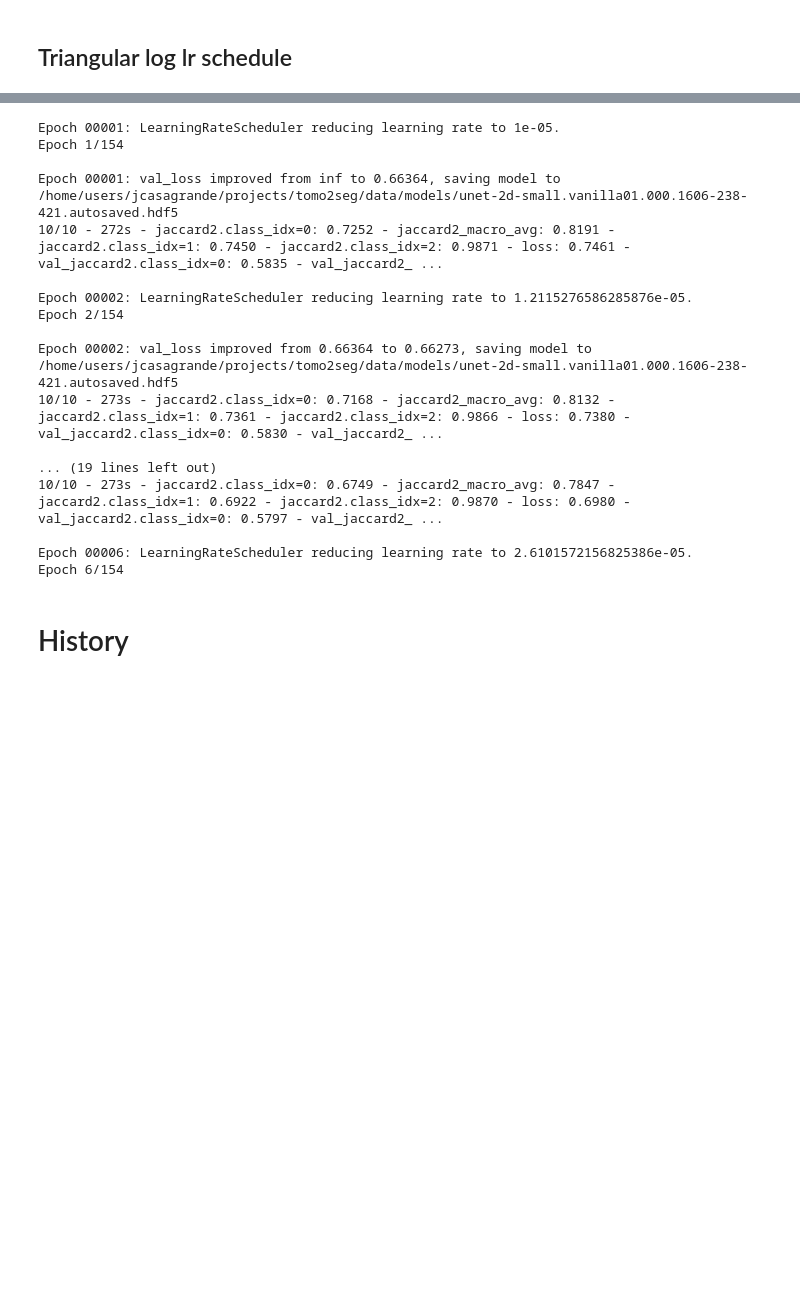
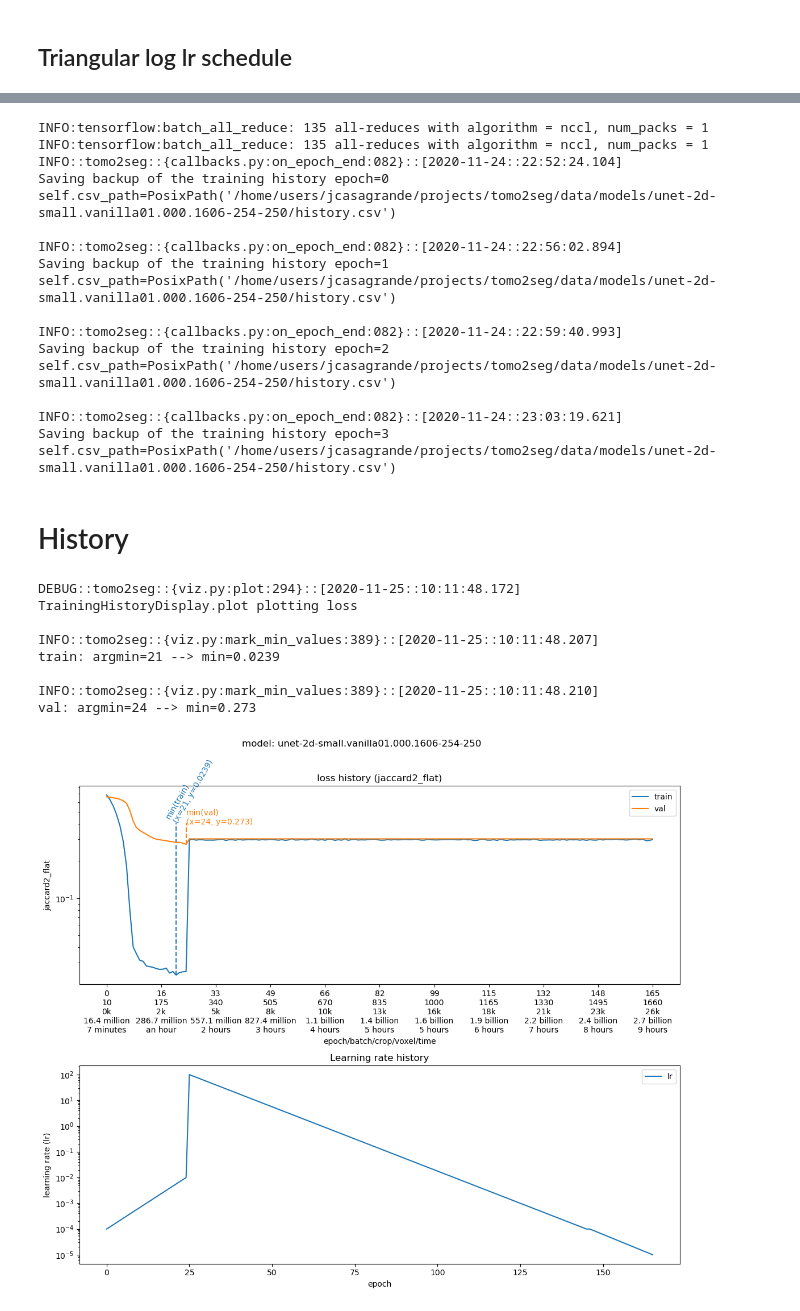
Before and after one commit to jpcbertoldo/tomo2seg, a Jupyter notebook: nbs/train-02.ipynb, the cells around one changed output, grey strips where cells are left out. Cells and saved outputs as stored; diff of their text form; code cells hidden in the pictures; blank space fills up the shorter version.

Commit message:
make history plot mult-x enabled

```diff
--- a/nbs/train-02.ipynb
+++ b/nbs/train-02.ipynb
@@ -280,7 +280,7 @@ Check the summary and the figure of the model in the following locations:
 # %% [markdown]
 # Data crop sequences
 # %%
-batch_size_per_replica = 10
+batch_size_per_replica = 8
 batch_size = batch_size_per_replica * (n_replicas := strategy.num_replicas_in_sync)
 
 common_random_state = 143
@@ -445,7 +445,7 @@ except NameError:
         optimizer=model.optimizer,
         crop_seq_train=crop_seq_train,
         crop_seq_val=crop_seq_val,
-        backup=5,
+        backup=1,
         csv_path=tomo2seg_model.history_path,
     )
 
@@ -509,9 +509,9 @@ lr_schedule_cb = keras_callbacks.LearningRateScheduler(
     schedule=ComposedSchedule(
         offset_epoch=0,
         sub_schedules=[
-            LogSpaceSchedule(0, wait=0, start=-5, stop=-2, n_between_scales=11),
-            LogSpaceSchedule(37, wait=0, start=2, stop=-4, n_between_scales=15),
-            LogSpaceSchedule(134, wait=0, start=-4, stop=-5, n_between_scales=18),
+            LogSpaceSchedule(0, wait=0, start=-4, stop=-2, n_between_scales=11),
+            LogSpaceSchedule(25, wait=0, start=-2, stop=-4, n_between_scales=19),
+            LogSpaceSchedule(146, wait=0, start=-4, stop=-5, n_between_scales=18),
         ]
     ),
     verbose=2,
@@ -540,5 +540,6 @@ ComposedSchedule ==> self.n=154
 # %%
-n_epochs = 154
+%%capture
+n_epochs = 166
 
 model.fit(
     # data sequences
@@ -557,45 +558,68 @@ model.fit(
     use_multiprocessing=False,
 );
 # %% [output]
-Epoch 00001: LearningRateScheduler reducing learning rate to 1e-05.
-Epoch 1/154
+INFO:tensorflow:batch_all_reduce: 135 all-reduces with algorithm = nccl, num_packs = 1
+INFO:tensorflow:batch_all_reduce: 135 all-reduces with algorithm = nccl, num_packs = 1
+INFO::tomo2seg::{callbacks.py:on_epoch_end:082}::[2020-11-24::22:52:24.104]
+Saving backup of the training history epoch=0 self.csv_path=PosixPath('/home/users/jcasagrande/projects/tomo2seg/data/models/unet-2d-small.vanilla01.000.1606-254-250/history.csv')
 
-Epoch 00001: val_loss improved from inf to 0.66364, saving model to /home/users/jcasagrande/projects/tomo2seg/data/models/unet-2d-small.vanilla01.000.1606-238-421.autosaved.hdf5
-10/10 - 272s - jaccard2.class_idx=0: 0.7252 - jaccard2_macro_avg: 0.8191 - jaccard2.class_idx=1: 0.7450 - jaccard2.class_idx=2: 0.9871 - loss: 0.7461 - val_jaccard2.class_idx=0: 0.5835 - val_jaccard2_ ...
+INFO::tomo2seg::{callbacks.py:on_epoch_end:082}::[2020-11-24::22:56:02.894]
+Saving backup of the training history epoch=1 self.csv_path=PosixPath('/home/users/jcasagrande/projects/tomo2seg/data/models/unet-2d-small.vanilla01.000.1606-254-250/history.csv')
 
-Epoch 00002: LearningRateScheduler reducing learning rate to 1.2115276586285876e-05.
-Epoch 2/154
+INFO::tomo2seg::{callbacks.py:on_epoch_end:082}::[2020-11-24::22:59:40.993]
+Saving backup of the training history epoch=2 self.csv_path=PosixPath('/home/users/jcasagrande/projects/tomo2seg/data/models/unet-2d-small.vanilla01.000.1606-254-250/history.csv')
 
-Epoch 00002: val_loss improved from 0.66364 to 0.66273, saving model to /home/users/jcasagrande/projects/tomo2seg/data/models/unet-2d-small.vanilla01.000.1606-238-421.autosaved.hdf5
-10/10 - 273s - jaccard2.class_idx=0: 0.7168 - jaccard2_macro_avg: 0.8132 - jaccard2.class_idx=1: 0.7361 - jaccard2.class_idx=2: 0.9866 - loss: 0.7380 - val_jaccard2.class_idx=0: 0.5830 - val_jaccard2_ ...
-
-... (19 lines left out)
-10/10 - 273s - jaccard2.class_idx=0: 0.6749 - jaccard2_macro_avg: 0.7847 - jaccard2.class_idx=1: 0.6922 - jaccard2.class_idx=2: 0.9870 - loss: 0.6980 - val_jaccard2.class_idx=0: 0.5797 - val_jaccard2_ ...
-
-Epoch 00006: LearningRateScheduler reducing learning rate to 2.6101572156825386e-05.
-Epoch 6/154
+INFO::tomo2seg::{callbacks.py:on_epoch_end:082}::[2020-11-24::23:03:19.621]
+Saving backup of the training history epoch=3 self.csv_path=PosixPath('/home/users/jcasagrande/projects/tomo2seg/data/models/unet-2d-small.vanilla01.000.1606-254-250/history.csv')
 # %% [markdown]
 # History
 # %%
-fig, axs = plt.subplots(nrows := 6, 1, figsize=(2*(sz := 5), nrows * sz), dpi=100)
+fig, axs = plt.subplots(nrows := 2, ncols := 1, figsize=(2.3 * (sz := 5), nrows * sz), dpi=100)
 fig.set_tight_layout(True)
 
 hist_display = viz.TrainingHistoryDisplay(
     history_cb.history,
     model_name=tomo2seg_model.name,
     loss_name=model.loss.__name__,
-).plot(axs, with_lr=True)
+    x_axis_mode=(
+        "epoch",
+        "batch",
+        "crop",
+        "voxel",
+        "time",
+    ),
+).plot(
+    axs,
+    with_lr=True,
+    metrics=(
+        "loss",
+#         "jaccard2.class_idx=0",
+#         "jaccard2.class_idx=1",
+#         "jaccard2.class_idx=2",
+    ),
+)
 
 axs[0].set_yscale("log")
 axs[-1].set_yscale("log")
 
-viz.mark_min_values(hist_display.ax_loss_, hist_display.plots_["loss"][0])
-viz.mark_min_values(hist_display.ax_loss_, hist_display.plots_["val_loss"][0], txt_kwargs=dict(rotation=0))
+viz.mark_min_values(hist_display.axs_metrics_[0], hist_display.plots_["loss"][0])
+viz.mark_min_values(hist_display.axs_metrics_[0], hist_display.plots_["val_loss"][0], txt_kwargs=dict(rotation=0))
 
 hist_display.fig_.savefig(
     tomo2seg_model.model_path / (hist_display.title + ".png"),
     format='png',
 )
+# plt.close()
+# %% [output]
+DEBUG::tomo2seg::{viz.py:plot:294}::[2020-11-25::10:11:48.172]
+TrainingHistoryDisplay.plot plotting loss
+
+INFO::tomo2seg::{viz.py:mark_min_values:389}::[2020-11-25::10:11:48.207]
+train: argmin=21 --> min=0.0239
+
+INFO::tomo2seg::{viz.py:mark_min_values:389}::[2020-11-25::10:11:48.210]
+val: argmin=24 --> min=0.273
+[figure, added]
 # %%
 history_cb.dataframe.to_csv(history_cb.csv_path, index=True)
 # %%
```
Also changed, not shown: parts of 9 cells of this notebook, 12 other files.
